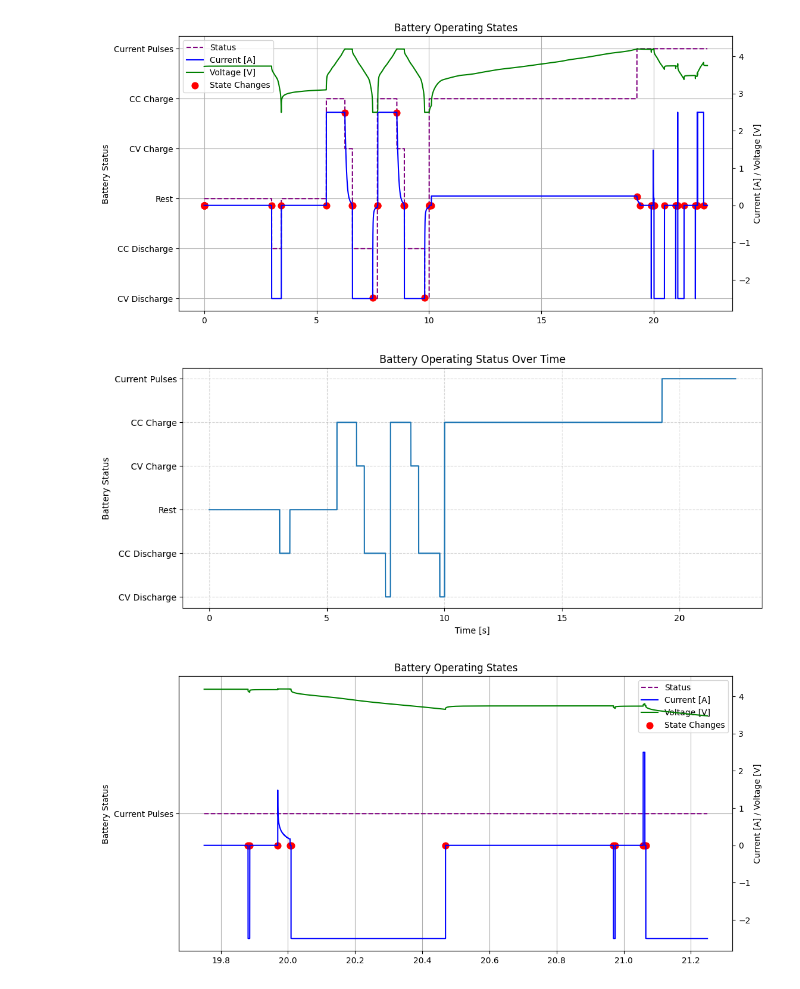
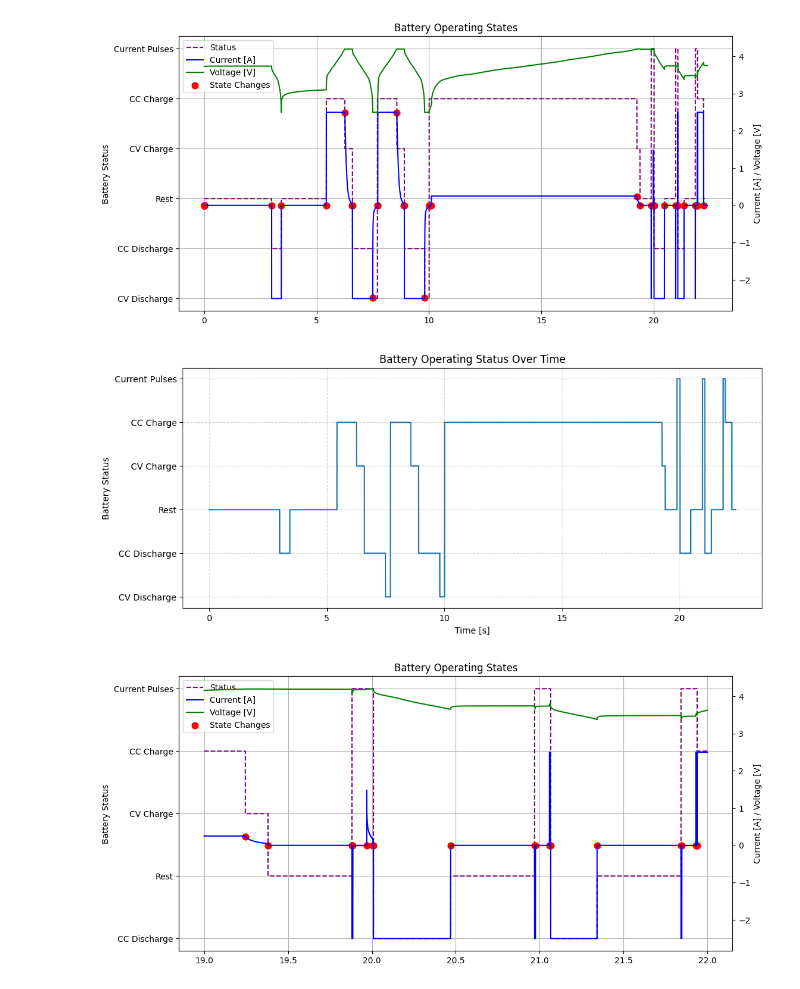
Before and after one commit to gsscala/star_dataset, a Jupyter notebook: cell_state_dataset5/20250827-gdtada-states_baseados_line.ipynb, the cells around one changed output. Cells and saved outputs as stored; diff of their text form; code cells hidden in the pictures.

```diff
--- a/cell_state_dataset5/20250827-gdtada-states_baseados_line.ipynb
+++ b/cell_state_dataset5/20250827-gdtada-states_baseados_line.ipynb
@@ -3,7 +7,7 @@
 from states_functions import *
 
 # File path to the dataset
-file_path = "CU_Dynamic/CU005/BW-VTC-447_7686_CU_cyc_005_BW-VTC-AgeVal.mat"
+file_path = "data_pub/CU_Dynamic/CU005/BW-VTC-447_7686_CU_cyc_005_BW-VTC-AgeVal.mat"
 
 # Load and process data
 data = process_states(file_path)
@@ -12,10 +37,10 @@ data = process_states(file_path)
 plot_battery_data(data)
 plot_battery_status(data)
 # %% [output]
-[figure, old version]
+[figure, new version]
-[figure, old version]
+[figure, new version]
 # %%
-# Current pulse analysis and plotting
-plot_battery_data(data, start=19.75, end=21.25)
+# Current pulses analysis and plotting
+plot_battery_data(data, start=19, end=22)
 # %% [output]
-[figure, old version]
+[figure, new version]
```
Also changed, not shown: parts of 3 cells of this notebook, 2 other files.
